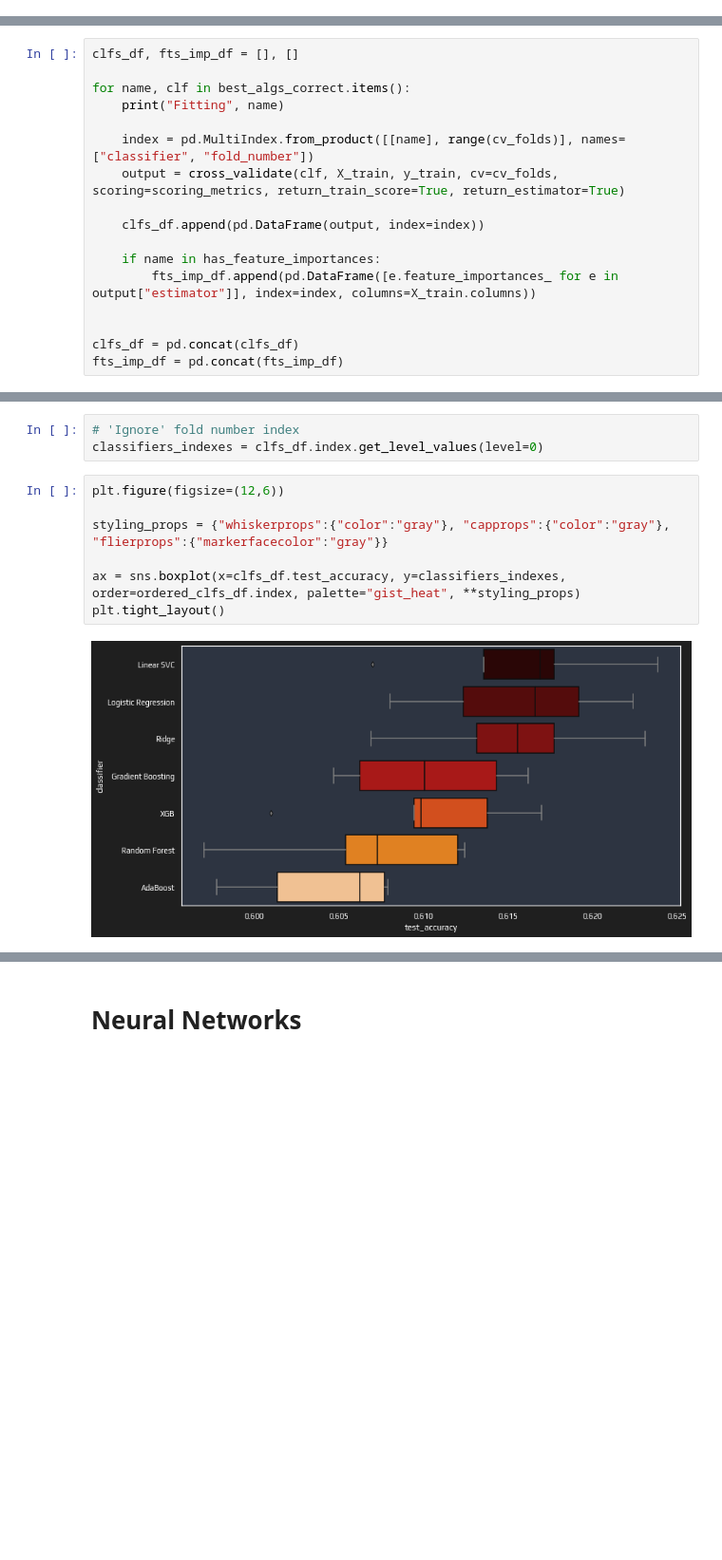
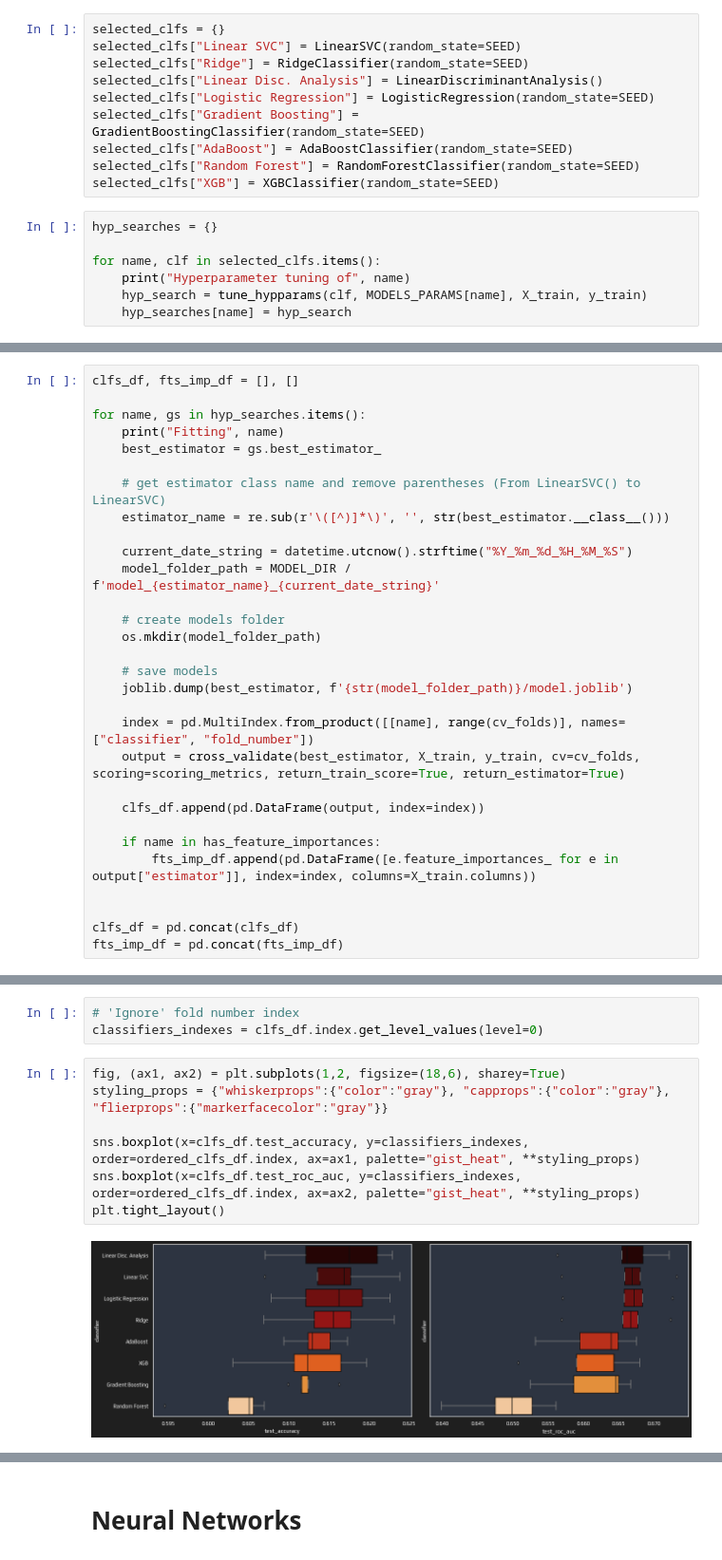
Before and after one commit to henriquebferreira/faceit-predictor-ML, a Jupyter notebook: notebooks/05_model_selection.ipynb, the cells around one changed output, grey strips where cells are left out. Shown at 95% size. Saved outputs shown, nothing was run; the diff lists cells and outputs as text; blank space fills up the shorter version.

Commit message:
continued model evaluation notebook (NN and Stacking Classifier)

```diff
--- a/notebooks/05_model_selection.ipynb
+++ b/notebooks/05_model_selection.ipynb
@@ -603,0 +326,17 @@ best_algs["XGB"] = gs_xgb.best_estimator_
+# %%
+selected_clfs = {}
+selected_clfs["Linear SVC"] = LinearSVC(random_state=SEED)
+selected_clfs["Ridge"] = RidgeClassifier(random_state=SEED)
+selected_clfs["Linear Disc. Analysis"] = LinearDiscriminantAnalysis()
+selected_clfs["Logistic Regression"] = LogisticRegression(random_state=SEED)
+selected_clfs["Gradient Boosting"] = GradientBoostingClassifier(random_state=SEED)
+selected_clfs["AdaBoost"] = AdaBoostClassifier(random_state=SEED)
+selected_clfs["Random Forest"] = RandomForestClassifier(random_state=SEED)
+selected_clfs["XGB"] = XGBClassifier(random_state=SEED)
+# %%
+hyp_searches = {}
+
+for name, clf in selected_clfs.items():
+    print("Hyperparameter tuning of", name)
+    hyp_search = tune_hypparams(clf, MODELS_PARAMS[name], X_train, y_train)
+    hyp_searches[name] = hyp_search
@@ -604,11 +360,24 @@ best_algs["XGB"] = gs_xgb.best_estimator_
 # %%
 clfs_df, fts_imp_df = [], []
 
-for name, clf in best_algs_correct.items():
+for name, gs in hyp_searches.items():
     print("Fitting", name)
+    best_estimator = gs.best_estimator_
+
+    # get estimator class name and remove parentheses (From LinearSVC() to LinearSVC)
+    estimator_name = re.sub(r'\([^)]*\)', '', str(best_estimator.__class__()))
+
+    current_date_string = datetime.utcnow().strftime("%Y_%m_%d_%H_%M_%S")
+    model_folder_path = MODEL_DIR / f'model_{estimator_name}_{current_date_string}'
+
+    # create models folder
+    os.mkdir(model_folder_path)
+
+    # save models
+    joblib.dump(best_estimator, f'{str(model_folder_path)}/model.joblib')
 
     index = pd.MultiIndex.from_product([[name], range(cv_folds)], names=["classifier", "fold_number"])
-    output = cross_validate(clf, X_train, y_train, cv=cv_folds, scoring=scoring_metrics, return_train_score=True, return_estimator=True)
+    output = cross_validate(best_estimator, X_train, y_train, cv=cv_folds, scoring=scoring_metrics, return_train_score=True, return_estimator=True)
 
     clfs_df.append(pd.DataFrame(output, index=index))
 
@@ -643,11 +414,11 @@ ordered_clfs_df
 # 'Ignore' fold number index
 classifiers_indexes = clfs_df.index.get_level_values(level=0)
 # %%
-plt.figure(figsize=(12,6))
-
+fig, (ax1, ax2) = plt.subplots(1,2, figsize=(18,6), sharey=True)
 styling_props = {"whiskerprops":{"color":"gray"}, "capprops":{"color":"gray"}, "flierprops":{"markerfacecolor":"gray"}}
 
-ax = sns.boxplot(x=clfs_df.test_accuracy, y=classifiers_indexes, order=ordered_clfs_df.index, palette="gist_heat", **styling_props)
+sns.boxplot(x=clfs_df.test_accuracy, y=classifiers_indexes, order=ordered_clfs_df.index, ax=ax1, palette="gist_heat", **styling_props)
+sns.boxplot(x=clfs_df.test_roc_auc, y=classifiers_indexes, order=ordered_clfs_df.index, ax=ax2, palette="gist_heat", **styling_props)
 plt.tight_layout()
 # %% [output]
-[figure, old version]
+[figure, new version]
```
Also changed, not shown: parts of 76 cells of this notebook, 6 other files.
